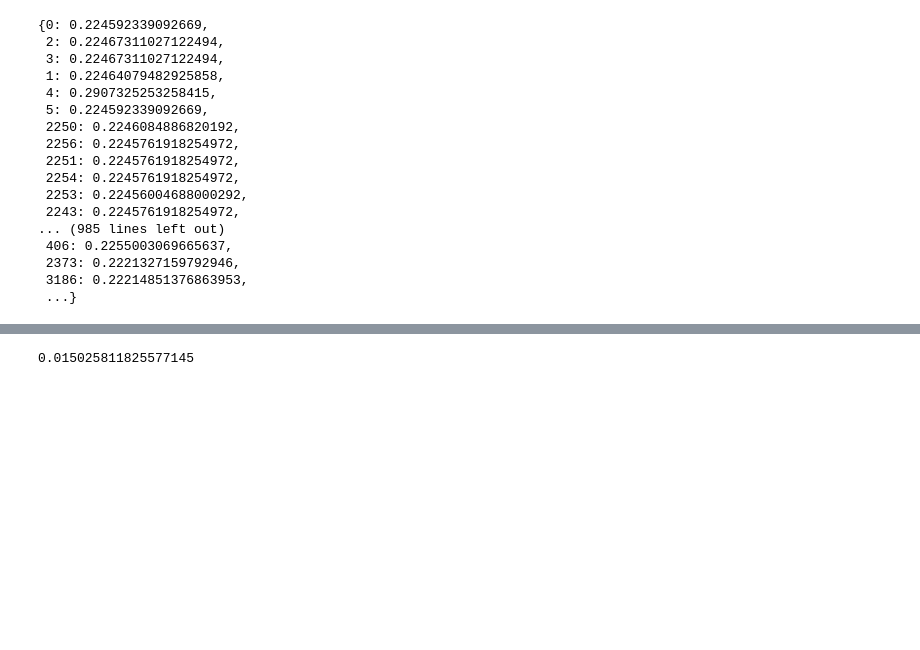
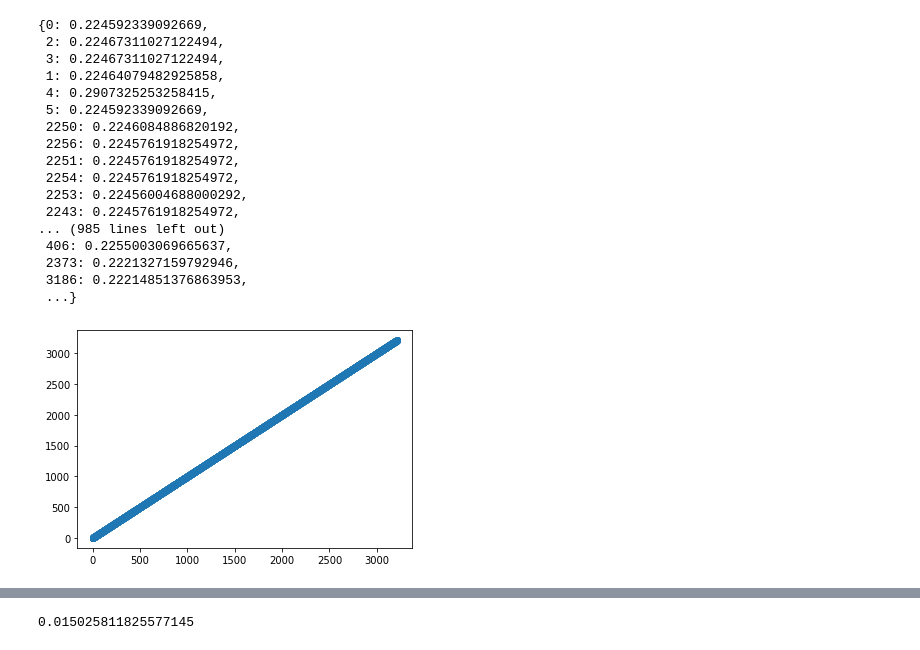
Before and after one commit to NicolaClark/TGNAP2021, a Jupyter notebook: notebooks/Main notebook.ipynb, the cells around one changed output, grey strips where cells are left out. Saved outputs shown, nothing was run; the diff lists cells and outputs as text; code cells hidden in the pictures; blank space fills up the shorter version.

```diff
--- a/notebooks/Main notebook.ipynb
+++ b/notebooks/Main notebook.ipynb
@@ -250,0 +247,20 @@ nx.closeness_centrality(G)
+# %%
+#betweenness centrality
+#in and out degree centrality
+
+#Multigrap = paralell edges between nodes
+#MultiDigraph = paralell edges between nodes that are directed
+#Digraph = only 1 edge between nodes and it is directed
+
+G2 = nx.DiGraph(G)  #making the multiDigraph into only a directed graph
+
+deg_centrality = nx.betweenness_centrality(G2)
+in_deg_centrality = nx.in_degree_centrality(G2)
+out_deg_centrality = nx.out_degree_centrality(G2)
+
+
+plt.figure()
+plt.scatter(list(in_deg_centrality), list(out_deg_centrality))
+plt.show()
+# %% [output]
+[figure, added]
```
Also changed, not shown: parts of 20 cells of this notebook, 5 other files.
